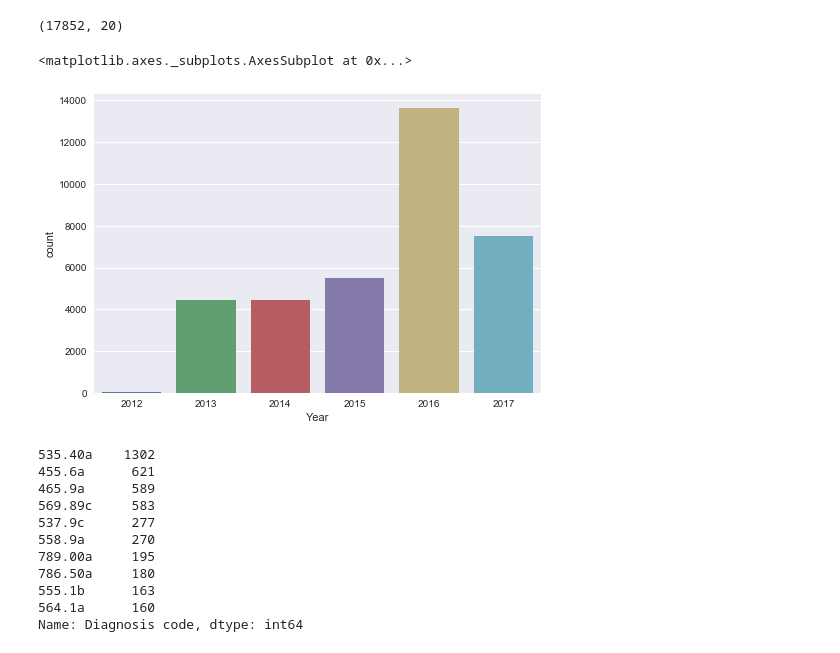
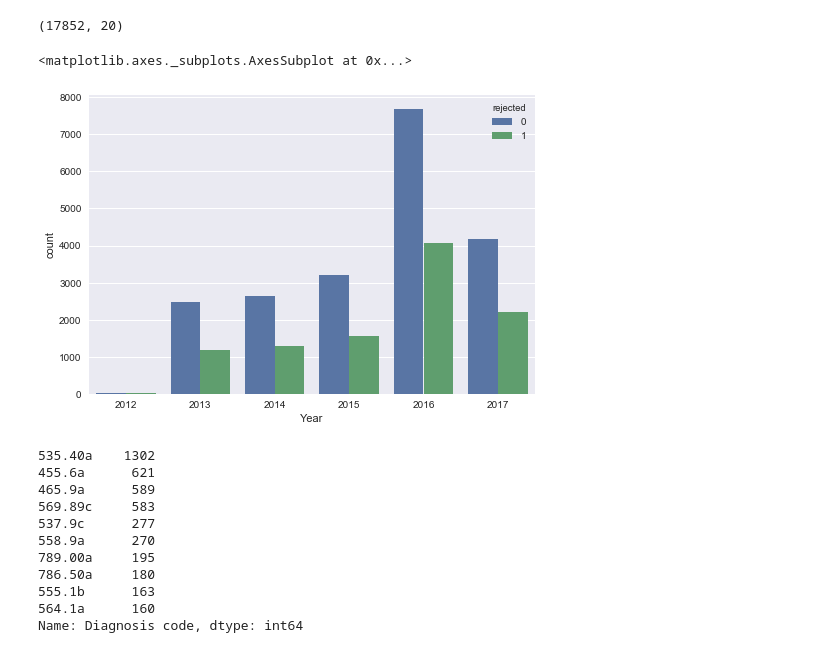
Before and after one commit to sleevillanueva/Holmusk, a Jupyter notebook: code/cigna.ipynb, the cells around one changed output. Saved outputs shown, nothing was run; the diff lists cells and outputs as text; code cells hidden in the pictures.

```diff
--- a/code/cigna.ipynb
+++ b/code/cigna.ipynb
@@ -104,10 +104,10 @@ df[(df["Paid amount"] == 0.00) & (df["Rejected reason code"].isnull() == True)\
 # %% [output]
 (17852, 20)
 # %%
-sns.countplot(df["Year"])
+sns.countplot(df[df["Claim status"]=="COMPLETED"]["Year"],hue=df["rejected"])
 # %% [output]
 <matplotlib.axes._subplots.AxesSubplot at 0x...>
-[figure, old version]
+[figure, new version]
 # %%
 df[df["Year"]==2016]["Diagnosis code"].value_counts().head(10)
 # %% [output]
```
Also changed, not shown: parts of 17 cells of this notebook, 1 other file.
